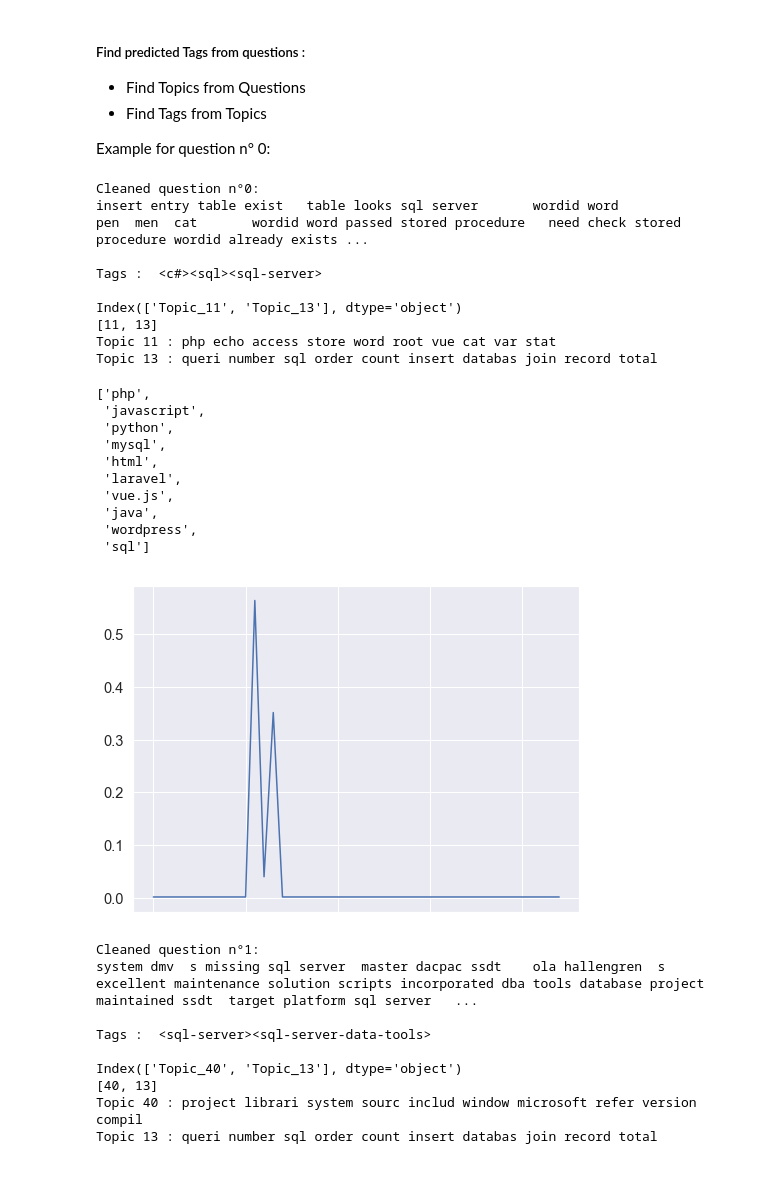
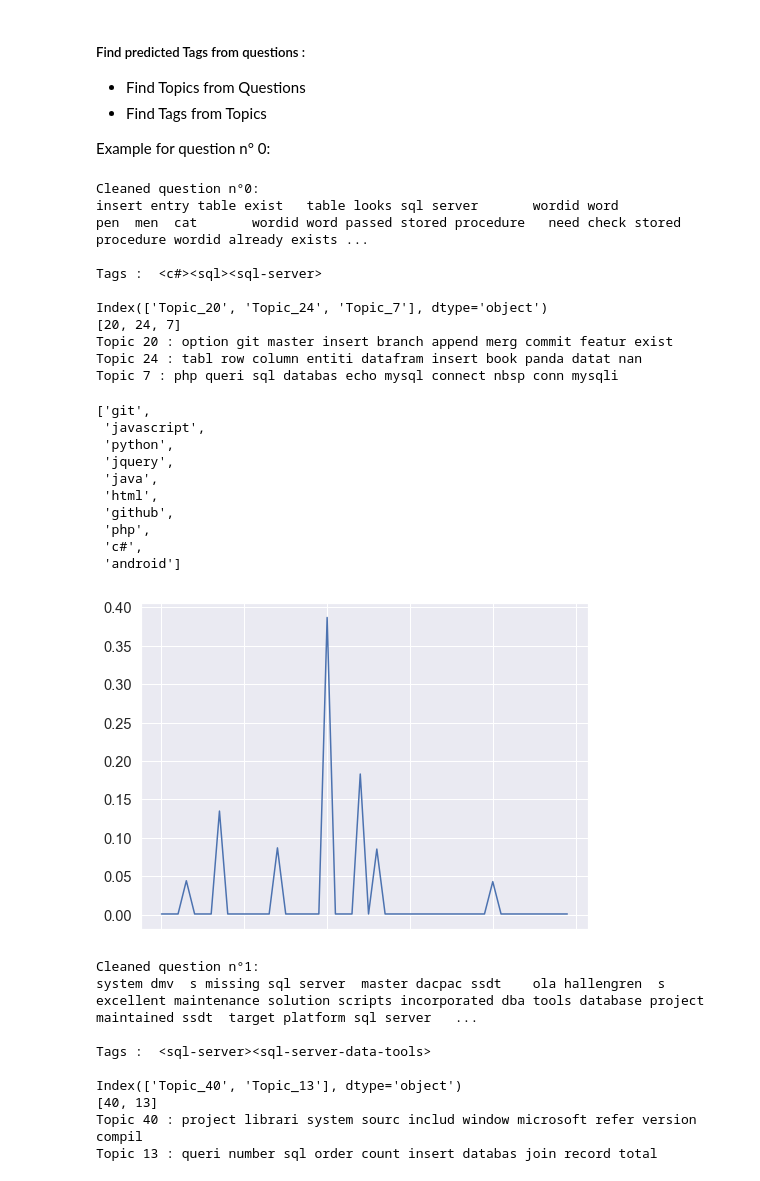
Before and after one commit to jeugregg/Stack-Overflow-tagger, a Jupyter notebook: 01_OC_IML_Project_5_explorations.ipynb, the cells around one changed output. Cells and saved outputs as stored; diff of their text form; code cells hidden in the pictures.

Commit message:
Update 01_OC_IML_Project_5_explorations.ipynb
Use the distribution of topics to find tags from text (instead of 1st topic best tags
Fixes #1

```diff
--- a/01_OC_IML_Project_5_explorations.ipynb
+++ b/01_OC_IML_Project_5_explorations.ipynb
@@ -109,7 +109,7 @@ def display_missing(df):
     ax.set_xlim([0, 100])
     return df_missing
 # %%
-def find_tags_from_topic(iloc_topic, df_topics_tags, no_max=10):
+def find_tags_from_topic_first_top(iloc_topic, df_topics_tags, no_max=10):
     '''
     Find best no_max Tags from Topics by giving Topic number as input.
     (By default no_max = 10)
@@ -1392,9 +1284,17 @@ Nb Tags in train but not in test :
 
 Check if some Tags, most used from Test set are not into most used from Train set
 # %%
-list_tags_most_test = set(list_tags_test).intersection(set(list_tags_most_used))
-list_tags_most_train = set(list_tags_train).\
-    intersection(set(list_tags_most_used))
-print('Tags most used in Test not in Train set ?')
-list_tags_most_test.difference(list_tags_most_train)
+for idx, list_most_used_curr in enumerate(list_list_most_used):
+
+
+    list_tags_most_test = set(list_tags_test).\
+        intersection(set(list_most_used_curr))
+
+    list_tags_most_train = set(list_tags_train).\
+        intersection(set(list_most_used_curr))
+    print("For {} most used Tags".\
+          format(df_most["nb_most_used_tags"].iloc[idx]))
+    print('Tags most used in Test not in Train set ?')
+    print(list_tags_most_test.difference(list_tags_most_train))
+    #list_tags_most_test.difference(list_tags_most_train)
 # %% [output]
@@ -1644,7 +1498,7 @@ tf_vectorizer = CountVectorizer(max_df=0.11, min_df=10, max_features=1000,
 
 tf = tf_vectorizer.fit_transform(token_dict.values())
 
-no_topics = 200
+no_topics = 10
 
 # Run LDA
 lda = LatentDirichletAllocation(n_components=no_topics,
@@ -2336,30 +2146,31 @@ Example for question n° 0:
 # %%
 list_topic_id = find_topics(quest_iloc=0, freq_min=0.1,
                             df_topics_pred=df_topics_pred_1,
                             topic_dict=topic_dict_1)
 
-find_tags_from_topic(iloc_topic=list_topic_id[0], df_topics_tags=df_topics_tags)
+find_tags_from_topic_first_top(iloc_topic=list_topic_id[0], df_topics_tags=df_topics_tags)
 # %% [output]
 Cleaned question n°0:
 insert entry table exist   table looks sql server       wordid word                          pen  men  cat       wordid word passed stored procedure   need check stored procedure wordid already exists ...
 
 Tags :  <c#><sql><sql-server>
 
-Index(['Topic_11', 'Topic_13'], dtype='object')
-[11, 13]
-Topic 11 : php echo access store word root vue cat var stat
-Topic 13 : queri number sql order count insert databas join record total
+Index(['Topic_20', 'Topic_24', 'Topic_7'], dtype='object')
+[20, 24, 7]
+Topic 20 : option git master insert branch append merg commit featur exist
+Topic 24 : tabl row column entiti datafram insert book panda datat nan
+Topic 7 : php queri sql databas echo mysql connect nbsp conn mysqli
-['php',
+['git',
  'javascript',
  'python',
- 'mysql',
+ 'jquery',
+ 'java',
  'html',
- 'laravel',
- 'vue.js',
- 'java',
- 'wordpress',
- 'sql']
+ 'github',
+ 'php',
+ 'c#',
+ 'android']
-[figure, old version]
+[figure, new version]
 # %%
 find_pred_tags_from_quest(quest_iloc=1, freq_min=0.1,
                           df_topics_pred=df_topics_pred_1,
```
Also changed, not shown: parts of 125 cells of this notebook.
